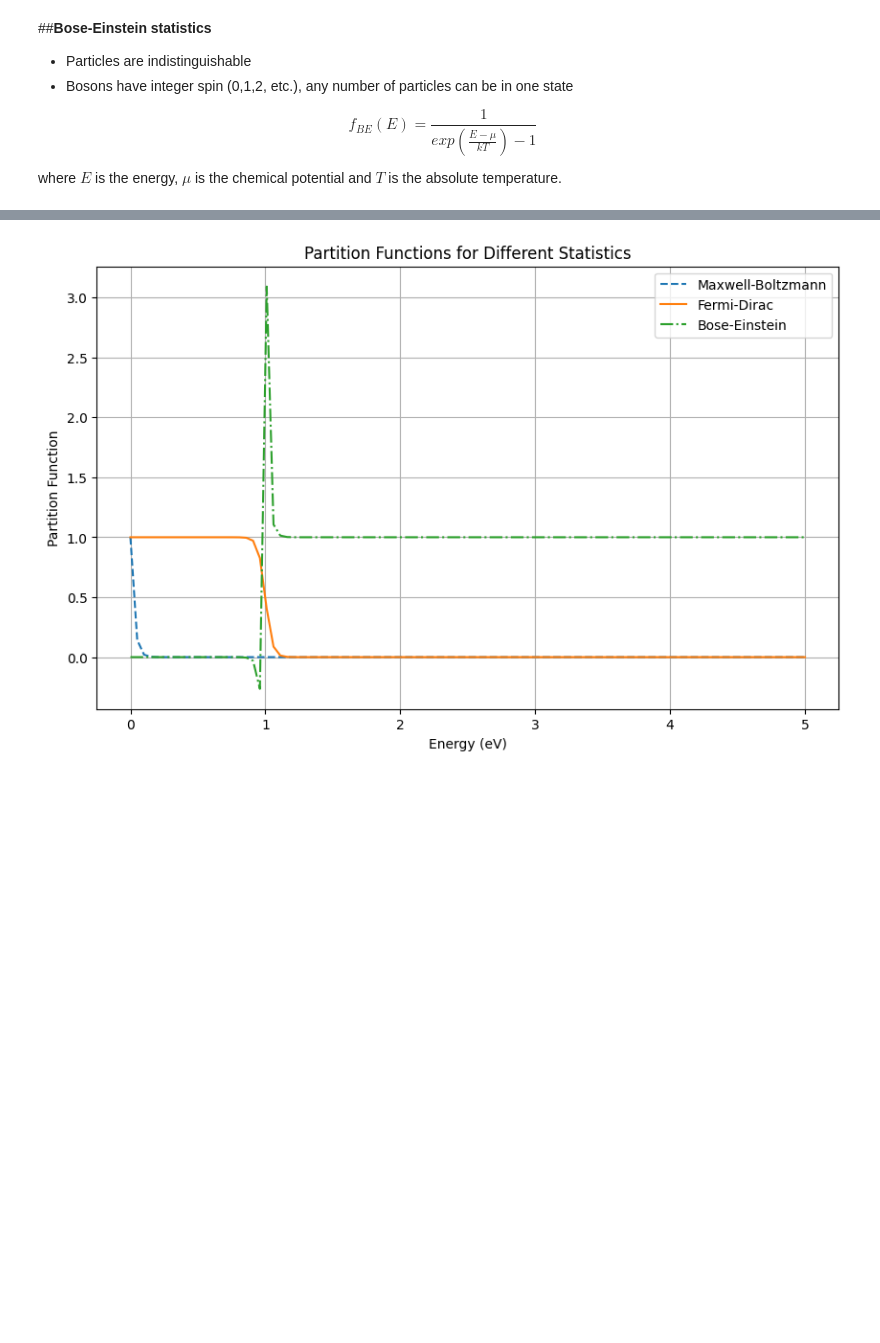
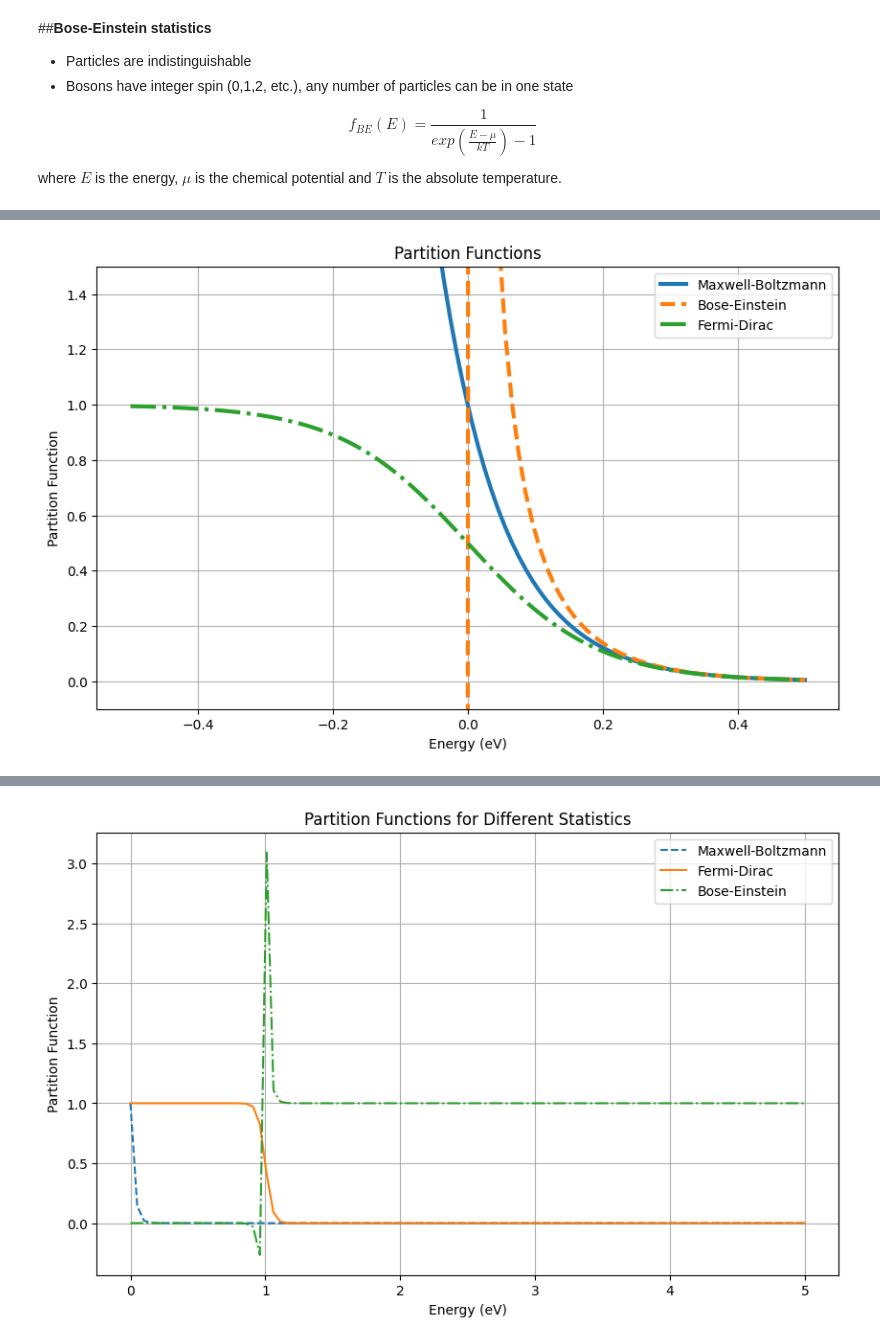
Before and after one commit to navgaur/Statistical-Mech-LOCF, a Jupyter notebook: partition1.ipynb, the cells around one changed output, grey strips where cells are left out. Saved outputs shown, nothing was run; the diff lists cells and outputs as text; code cells hidden in the pictures; blank space fills up the shorter version.

```diff
--- a/partition1.ipynb
+++ b/partition1.ipynb
@@ -69,0 +44,52 @@ where $E$ is the energy, $\mu$ is the chemical potential and $T$ is the absolute
+# %%
+import numpy as np
+import matplotlib.pyplot as plt
+from scipy.constants import Boltzmann
+
+J_ev_con = 6.262*10**18     # Conversion factor from Joules to eV
+
+Boltzmann=Boltzmann*J_ev_con
+
+def maxwell_boltzmann_pf(energy, chem_pot, temperature):
+    beta = 1 / (Boltzmann * temperature)
+    t1=np.exp(- (beta * (energy - chem_pot)))
+    return t1
+
+def bose_einstein_pf(energy, chem_pot, temperature):
+    beta = 1 / (Boltzmann * temperature)
+    t1 = np.exp(beta * (energy - chem_pot)) -1
+    return 1/t1
+
+def fermi_dirac_pf(energy, chem_pot, temperature):
+    beta = 1 / (Boltzmann * temperature)
+    t1 = np.exp(beta * (energy - chem_pot)) + 1
+    return 1/t1
+
+
+# Example energy levels
+energy_levels = np.linspace(-0.5, 0.5, 100)  # Energy levels from 0 to 5 eV
+
+# Example temperature and chemical potential
+temperature = 1100  # Kelvin
+chemical_potential = 0  # eV
+
+# Calculate partition functions for each statistics
+mb_pf = maxwell_boltzmann_pf(energy_levels, chemical_potential, temperature)
+be_pf = bose_einstein_pf(energy_levels, chemical_potential, temperature)
+fd_pf = fermi_dirac_pf(energy_levels, chemical_potential, temperature)
+
+# Plotting
+plt.figure(figsize=(10, 6))
+plt.plot(energy_levels, mb_pf, label='Maxwell-Boltzmann',linewidth=3)
+plt.plot(energy_levels, be_pf, label='Bose-Einstein',linestyle='dashed',linewidth=3)
+plt.plot(energy_levels, fd_pf, label='Fermi-Dirac',linestyle='dashdot',linewidth=3)
+
+plt.ylim(-0.1,1.5)
+plt.title('Partition Functions')
+plt.xlabel('Energy (eV)')
+plt.ylabel('Partition Function')
+plt.legend()
+plt.grid(True)
+plt.show()
+# %% [output]
+[figure, added]
```
Also changed, not shown: parts of 6 cells of this notebook.
